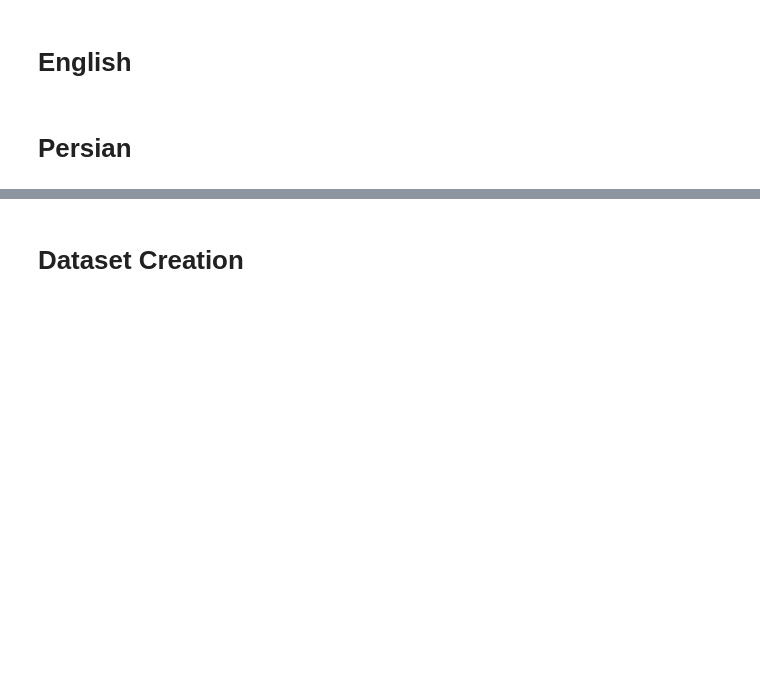
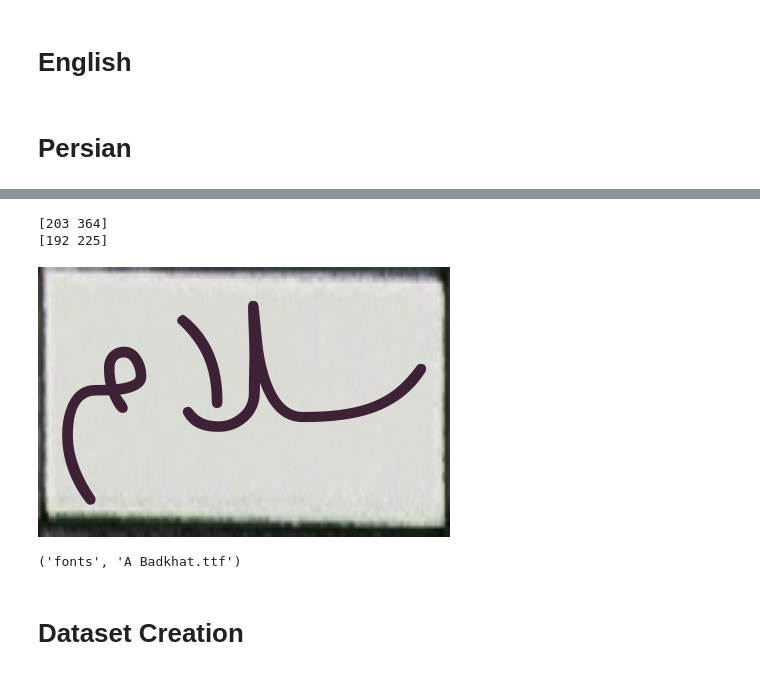
Before and after one commit to 4-geeks/Persian-OCR, a Jupyter notebook: DataTools/Data_Generation/Word Generation.ipynb, the cells around one changed output, grey strips where cells are left out. Saved outputs shown, nothing was run; the diff lists cells and outputs as text; code cells hidden in the pictures; blank space fills up the shorter version.

```diff
--- a/DataTools/Data_Generation/Word Generation.ipynb
+++ b/DataTools/Data_Generation/Word Generation.ipynb
@@ -52,3 +47,55 @@ background
+# %%
+def img_to_bbx(img):
+    img = np.array(img)
+    args = np.argwhere(img[...,0]>0)
+    y_max, x_max = np.max(args,0)
+    y_min, x_min = np.min(args,0)
+#     plt.imshow(img[y_min:y_max, x_min:x_max,:])
+#     plt.imshow(img)
+    bbx = (x_min,x_max), (y_min, y_max)
+#     print(y_min,y_max)
+
+#
+    o_x_offset = ((x_min + x_max) / img.shape[1] ) - 1
+    o_y_offset = ((y_min + y_max) / img.shape[0] ) - 1
+    offsets = [o_x_offset , o_y_offset]
+#     print(o_x_offset,o_y_offset)
+    sizes = np.array((y_max- y_min, x_max - x_min))
+    return offsets, sizes, bbx
+
+def get_rect_size_for_word(word, font, size, bg_size = None):
+    if bg_size is None:
+        bg_size = (400, 70 * len(word))
+        bg_size = np.array(bg_size) * (1+size / 200)
+        bg_size = tuple((np.array(bg_size)).astype(int))
+    img = create_word(word, font_name = font,shift = False, size = size, color = (255,255,255),
+                bg_size = bg_size, bg_color = (0,0,0), O_old = (0,0), for_size_detection = True)
+    offsets, sizes, bbx = img_to_bbx(img)
+    (x_min,x_max), (y_min, y_max) = bbx
+    O_old = np.array([(x_min+x_max)//2 , (y_min + y_max)//2])
+#     O_target = np.array(bg_size)[::-1] // 2
+#     x_new, y_new = O_target - O_old
+    return O_old , sizes
+# %%
+i = 0
+f = 0
+b = 1
+size = 400
+O_old, sizes = get_rect_size_for_word(all_words[i], all_fonts[f], size = size)
+bg = all_bgs[b].copy()
+bg = resize_bg(bg, sizes)
+print(sizes)
+print(O_old)
+img = create_word(all_words[i], O_old = O_old , shift = False,  font_name= all_fonts[f] ,bg = bg, size= int(size//1.0))
+img
+# %% [output]
+[203 364]
+[192 225]
+[figure, added]
+# %%
+os.path.split(all_fonts[0])
+# %% [output]
+('fonts', 'A Badkhat.ttf')
 # %% [markdown]
 # Dataset Creation
 # %%
```
Also changed, not shown: parts of 10 cells of this notebook, 2 other files.
